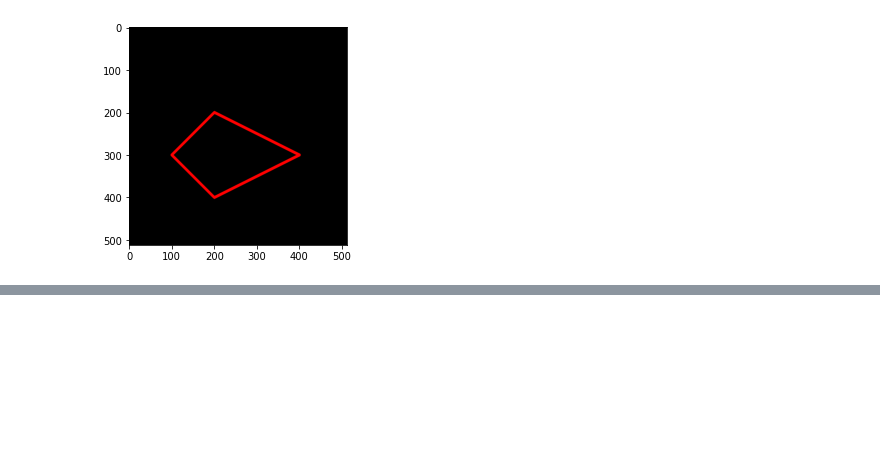
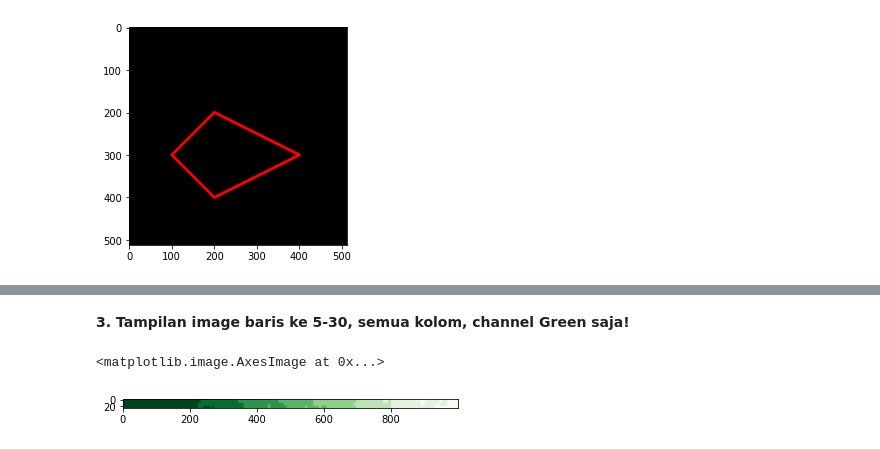
Before and after one commit to itamarashofinia/PC_SMT6_2023, a Jupyter notebook: PC_Modul2.ipynb, the cells around one changed output, grey strips where cells are left out. Drawn from its saved outputs; the diff is of its cells as text; code cells hidden in the pictures; blank space fills up the shorter version.

```diff
--- a/PC_Modul2.ipynb
+++ b/PC_Modul2.ipynb
@@ -164,0 +196,8 @@ plt.imshow(black_img2)
+# %% [markdown]
+**3. Tampilan image baris ke 5-30, semua kolom, channel Green saja!**
+# %%
+img_tg3 = cv.imread('/content/drive/MyDrive/PC/gemoy.jpg', cv.IMREAD_GRAYSCALE)
+plt.imshow(img_tg3[5:30], cmap='Greens')
+# %% [output]
+<matplotlib.image.AxesImage at 0x...>
+[figure, added]
```
Also changed, not shown: parts of 9 cells of this notebook.
